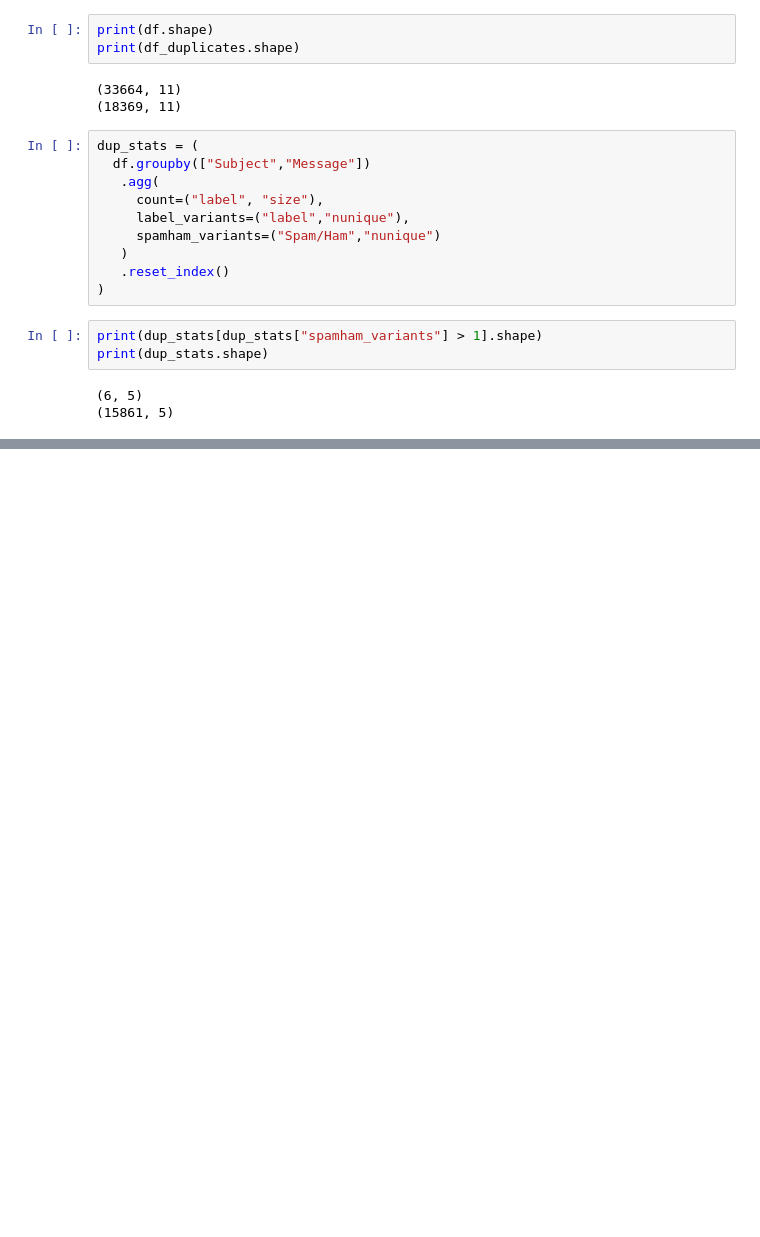
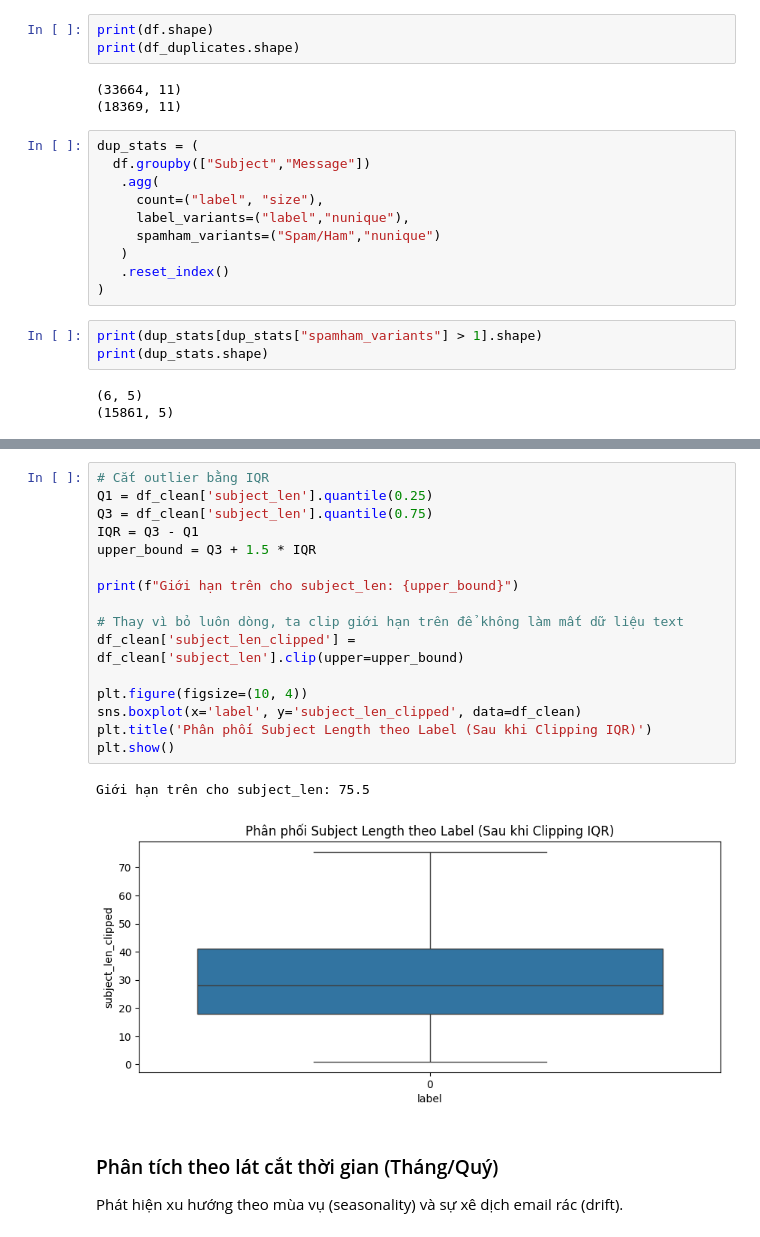
Before and after one commit to minhphu102003/spam_email, a Jupyter notebook: notebooks/03_data_quality_and_time_trends.ipynb, the cells around one changed output, grey strips where cells are left out. Drawn from its saved outputs; the diff is of its cells as text; blank space fills up the shorter version.

```diff
--- a/notebooks/03_data_quality_and_time_trends.ipynb
+++ b/notebooks/03_data_quality_and_time_trends.ipynb
@@ -86,0 +134,22 @@ print(dup_stats.shape)
+# %%
+# Cắt outlier bằng IQR
+Q1 = df_clean['subject_len'].quantile(0.25)
+Q3 = df_clean['subject_len'].quantile(0.75)
+IQR = Q3 - Q1
+upper_bound = Q3 + 1.5 * IQR
+
+print(f"Giới hạn trên cho subject_len: {upper_bound}")
+
+# Thay vì bỏ luôn dòng, ta clip giới hạn trên để không làm mất dữ liệu text
+df_clean['subject_len_clipped'] = df_clean['subject_len'].clip(upper=upper_bound)
+
+plt.figure(figsize=(10, 4))
+sns.boxplot(x='label', y='subject_len_clipped', data=df_clean)
+plt.title('Phân phối Subject Length theo Label (Sau khi Clipping IQR)')
+plt.show()
+# %% [output]
+Giới hạn trên cho subject_len: 75.5
+[figure, added]
+# %% [markdown]
+### Phân tích theo lát cắt thời gian (Tháng/Quý)
+Phát hiện xu hướng theo mùa vụ (seasonality) và sự xê dịch email rác (drift).
```
Also changed, not shown: parts of 10 cells of this notebook, 2 other files.
